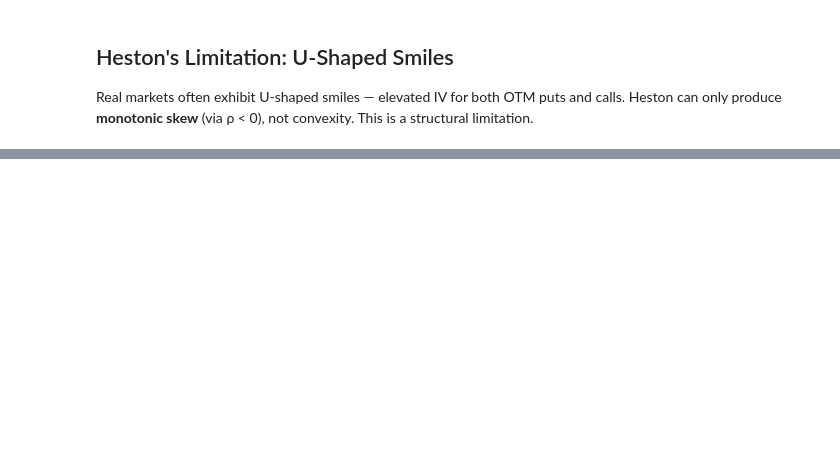
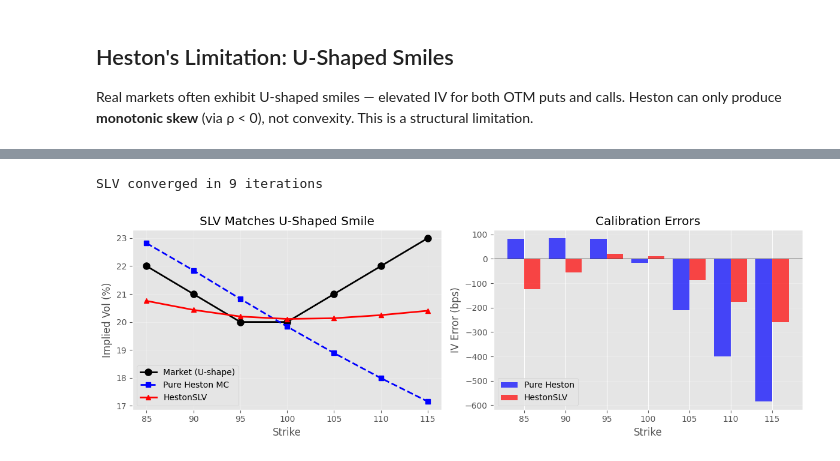
Before and after one commit to libapatrik/Quantitative-Finance-Book, a Jupyter notebook: char_functions/03_heston_calibration.ipynb, the cells around one changed output, grey strips where cells are left out. Drawn from its saved outputs; the diff is of its cells as text; code cells hidden in the pictures; blank space fills up the shorter version.

```diff
--- a/char_functions/03_heston_calibration.ipynb
+++ b/char_functions/03_heston_calibration.ipynb
@@ -502,0 +426,79 @@ For hedging implications under SLV, see `trading/03_hestonSLV_hedging_pnl.ipynb`
+# %%
+import cppfm
+
+# same U-shaped smile from above
+curve = cppfm.FlatDiscountCurve(r)
+market_strikes = list(K_smile)
+market_maturities = [0.25, 0.5, 1.0]
+
+# build external surface from U-shaped IVs
+def usmile_iv(K, atm=0.20):
+    return atm + 0.6 * np.log(K / S0)**2
+
+market_vols = [[usmile_iv(K) for K in market_strikes] for _ in market_maturities]
+external_surface = cppfm.VolatilitySurface(market_strikes, market_maturities, market_vols, curve)
+
+# Heston model (same params as calibrated above)
+heston = cppfm.HestonModel(S0, curve, v0=0.04, kappa=2.0, vbar=0.04, sigma_v=0.3, rho=-0.7)
+
+# pure Heston MC (no SLV)
+n_paths = 50000
+test_steps = list(np.linspace(0, T_smile, 127))
+heston_sim = cppfm.HestonSLVSimulator(heston, test_steps, n_paths, 25, seed=42)
+heston_terminals = heston_sim.simulate()
+
+heston_mc_ivs = []
+for K in K_smile:
+    payoff = sum(max(s - K, 0) for s, _ in heston_terminals)
+    price = np.exp(-r * T_smile) * payoff / n_paths
+    heston_mc_ivs.append(cppfm.bs_implied_volatility(S0, K, r, T_smile, price, cppfm.OptionType.Call))
+heston_mc_ivs = np.array(heston_mc_ivs)
+
+# HestonSLV with external surface
+slv_sim = cppfm.HestonSLVSimulator(heston, external_surface, test_steps, n_paths, num_bins=25, seed=42)
+iters = slv_sim.calibrate_leverage(30, 1e-3, 0.5)
+print(f"SLV converged in {iters} iterations")
+
+slv_terminals = slv_sim.simulate()
+slv_ivs = []
+for K in K_smile:
+    payoff = sum(max(s - K, 0) for s, _ in slv_terminals)
+    price = np.exp(-r * T_smile) * payoff / n_paths
+    slv_ivs.append(cppfm.bs_implied_volatility(S0, K, r, T_smile, price, cppfm.OptionType.Call))
+slv_ivs = np.array(slv_ivs)
+
+# plot comparison
+fig, (ax1, ax2) = plt.subplots(1, 2, figsize=(12, 4))
+
+ax1.plot(K_smile, IV_smile_mkt * 100, 'ko-', lw=2, markersize=8, label='Market (U-shape)')
+ax1.plot(K_smile, heston_mc_ivs * 100, 'b--s', lw=2, markersize=6, label='Pure Heston MC')
+ax1.plot(K_smile, slv_ivs * 100, 'r-^', lw=2, markersize=6, label='HestonSLV')
+ax1.set_xlabel('Strike')
+ax1.set_ylabel('Implied Vol (%)')
+ax1.set_title('SLV Matches U-Shaped Smile')
+ax1.legend()
+ax1.grid(True, alpha=0.3)
+
+# errors
+heston_err = (heston_mc_ivs - IV_smile_mkt) * 10000
+slv_err = (slv_ivs - IV_smile_mkt) * 10000
+x = np.arange(len(K_smile))
+ax2.bar(x - 0.2, heston_err, 0.4, label='Pure Heston', color='blue', alpha=0.7)
+ax2.bar(x + 0.2, slv_err, 0.4, label='HestonSLV', color='red', alpha=0.7)
+ax2.axhline(0, color='black', lw=0.5)
+ax2.set_xlabel('Strike')
+ax2.set_ylabel('IV Error (bps)')
+ax2.set_title('Calibration Errors')
+ax2.set_xticks(x)
+ax2.set_xticklabels([f'{k:.0f}' for k in K_smile])
+ax2.legend()
+ax2.grid(True, alpha=0.3, axis='y')
+
+plt.tight_layout()
+plt.show()
+
+print(f"\nMax |error| Pure Heston: {np.max(np.abs(heston_err)):.0f} bps")
+print(f"Max |error| HestonSLV:   {np.max(np.abs(slv_err)):.0f} bps")
+# %% [output]
+SLV converged in 9 iterations
+[figure, added]
```
Also changed, not shown: parts of 13 cells of this notebook, 6 other files.
